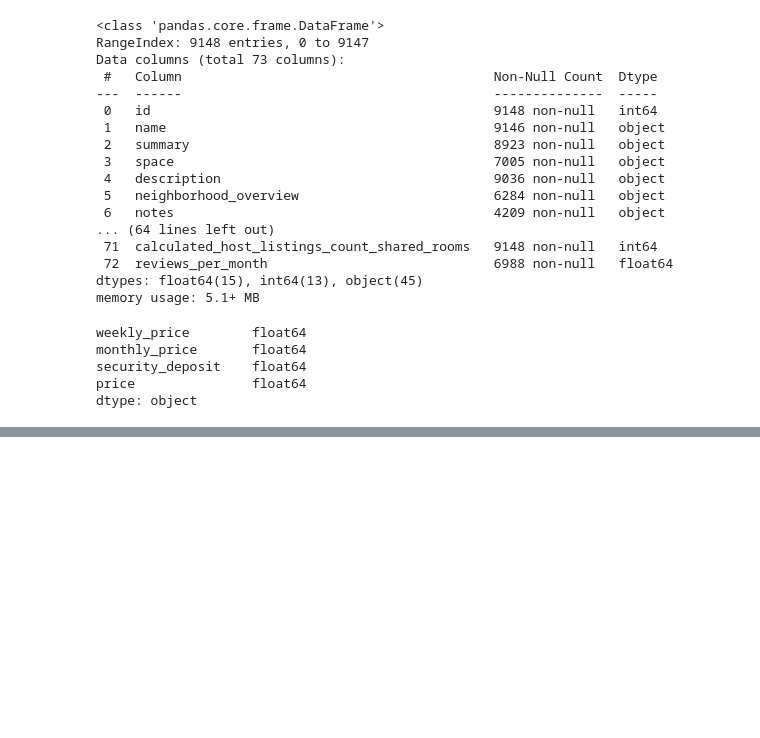
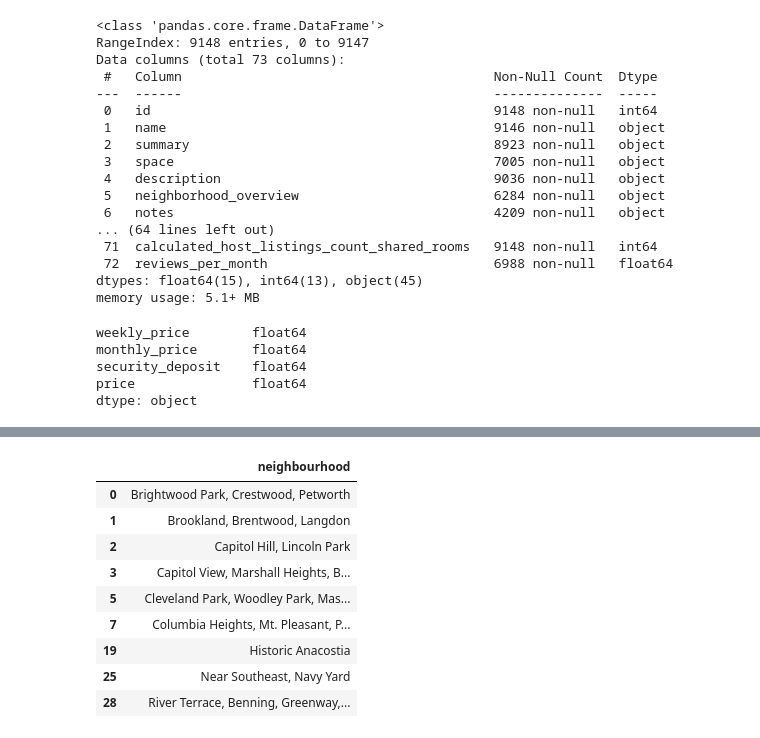
Before and after one commit to Sricha02/SHANTELL_Capstone2, a Jupyter notebook: DCreview.ipynb, the cells around one changed output, grey strips where cells are left out. Drawn from its saved outputs; the diff is of its cells as text; code cells hidden in the pictures; blank space fills up the shorter version.

```diff
--- a/DCreview.ipynb
+++ b/DCreview.ipynb
@@ -178,0 +236,13 @@ dtype: object
+# %%
+GENT_NBH
+# %% [output]
+|  | neighbourhood |
+| 0 | Brightwood Park, Crestwood, Petworth |
+| 1 | Brookland, Brentwood, Langdon |
+| 2 | Capitol Hill, Lincoln Park |
+| 3 | Capitol View, Marshall Heights, B... |
+| 5 | Cleveland Park, Woodley Park, Mas... |
+| 7 | Columbia Heights, Mt. Pleasant, P... |
+| 19 | Historic Anacostia |
+| 25 | Near Southeast, Navy Yard |
+| 28 | River Terrace, Benning, Greenway,... |
```
Also changed, not shown: parts of 16 cells of this notebook.
